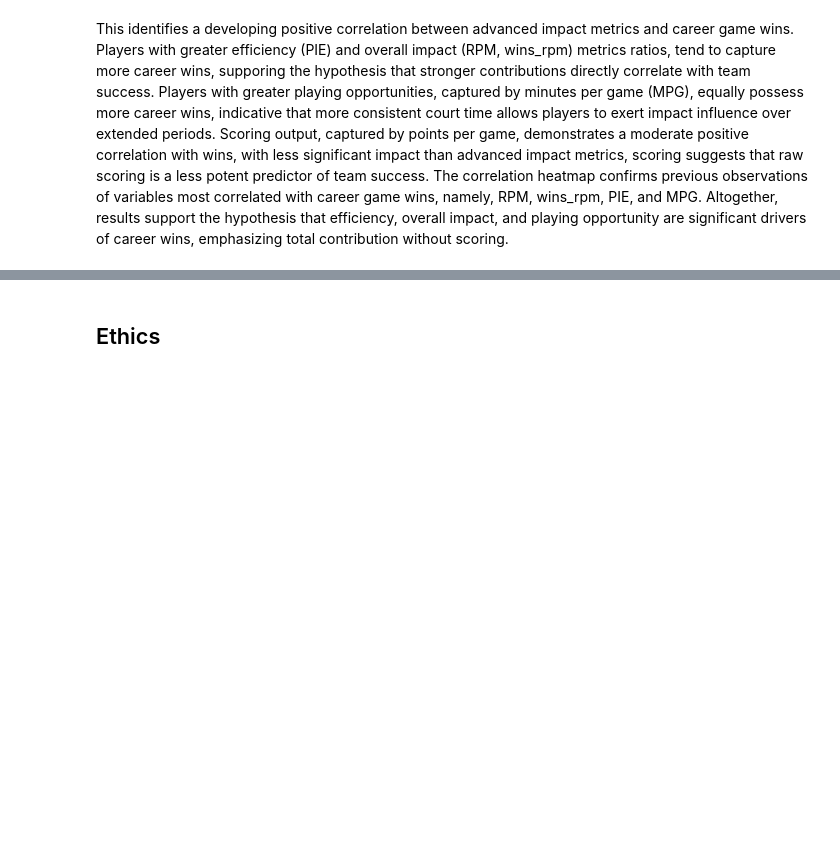
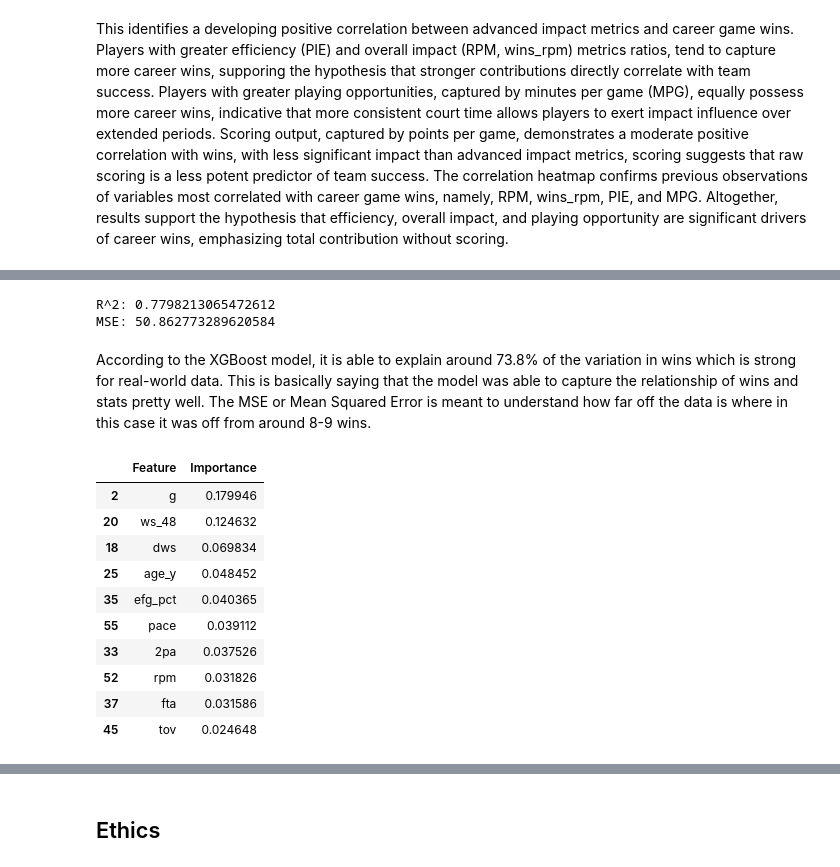
Before and after one commit to COGS108/Group122_WI26, a Jupyter notebook: 03-FinalProject.ipynb, the cells around one changed output, grey strips where cells are left out. Saved outputs shown, nothing was run; the diff lists cells and outputs as text; code cells hidden in the pictures; blank space fills up the shorter version.

```diff
--- a/03-FinalProject.ipynb
+++ b/03-FinalProject.ipynb
@@ -376,0 +456,9 @@ This identifies a developing positive correlation between advanced impact metric
+# %%
+# For players with multiple rows, keep the 'xTM' (multi-team totals) row
+# For players with only one team, keep that row as-is
+def keep_totals(group):
+    multi_team = group[group['team'].str.contains('TM', na=False)]
+    return multi_team if not multi_team.empty else group
+
+# Function is to remove duplicates as the table repeats the same player as they played for multiple teams throughout the season
+df_stats_injuries = df_stats_injuries.groupby(['player', 'season'], group_keys=False).apply(keep_totals)
@@ -376,0 +535,38 @@ This identifies a developing positive correlation between advanced impact metric
+# %%
+from sklearn.metrics import r2_score, mean_squared_error
+
+y_pred = model.predict(X_test)
+
+print("R^2:", r2_score(y_test, y_pred))
+print("MSE:", mean_squared_error(y_test, y_pred))
+# %% [output]
+R^2: 0.7798213065472612
+MSE: 50.862773289620584
+# %% [markdown]
+According to the XGBoost model, it is able to explain around 73.8% of the variation in wins which is strong for real-world data. This is basically saying that the model was able to capture the relationship of wins and stats pretty well.
+The MSE or Mean Squared Error is meant to understand how far off the data is where in this case it was off from around 8-9 wins.
+# %%
+import pandas as pd
+
+# Identify the most important features to predict wins (higher number means higher importance)
+importance = model.feature_importances_
+
+# Creates a DataFrame of the rankings of importances for each feature
+feature_importance = pd.DataFrame({
+    "Feature": X.columns,
+    "Importance": importance
+}).sort_values(by="Importance", ascending=False)
+
+feature_importance.head(10)
+# %% [output]
+|  | Feature | Importance |
+| 2 | g | 0.179946 |
+| 20 | ws_48 | 0.124632 |
+| 18 | dws | 0.069834 |
+| 25 | age_y | 0.048452 |
+| 35 | efg_pct | 0.040365 |
+| 55 | pace | 0.039112 |
+| 33 | 2pa | 0.037526 |
+| 52 | rpm | 0.031826 |
+| 37 | fta | 0.031586 |
+| 45 | tov | 0.024648 |
```
Also changed, not shown: parts of 14 cells of this notebook.
